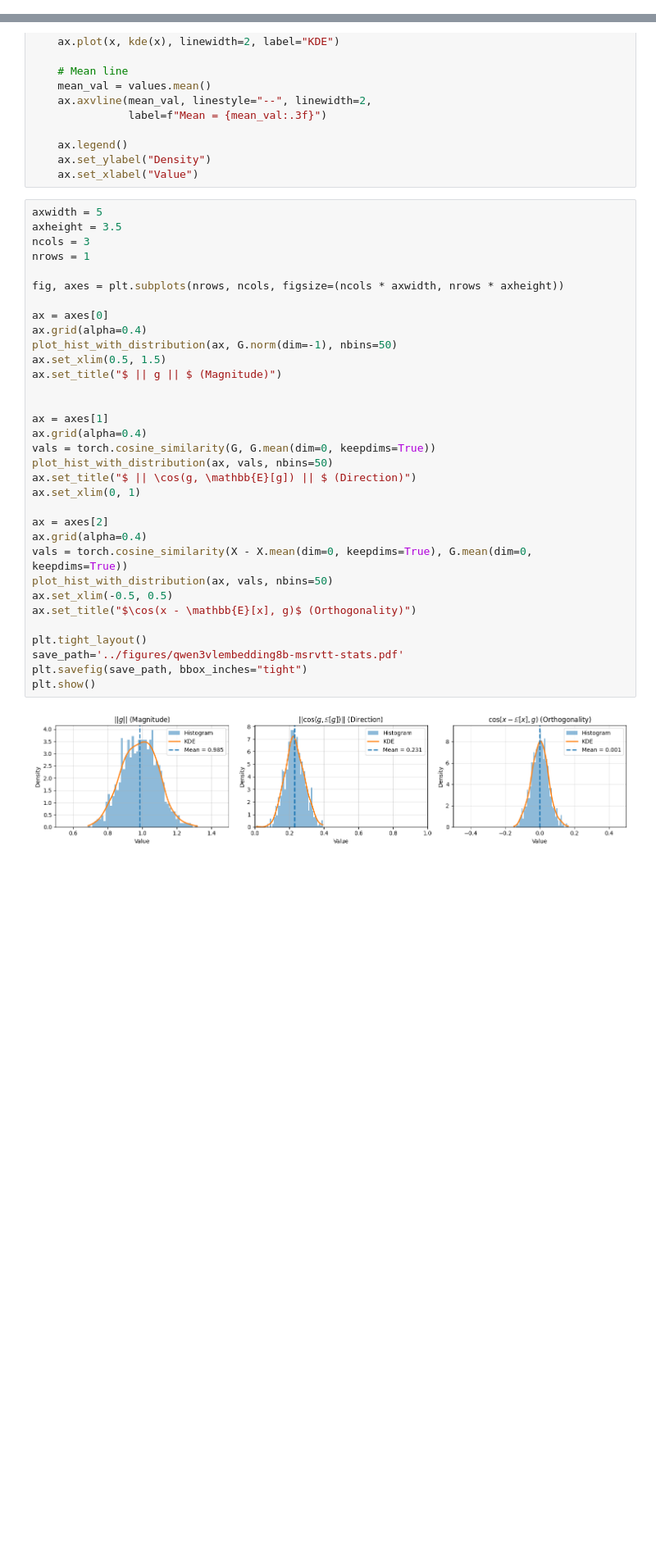
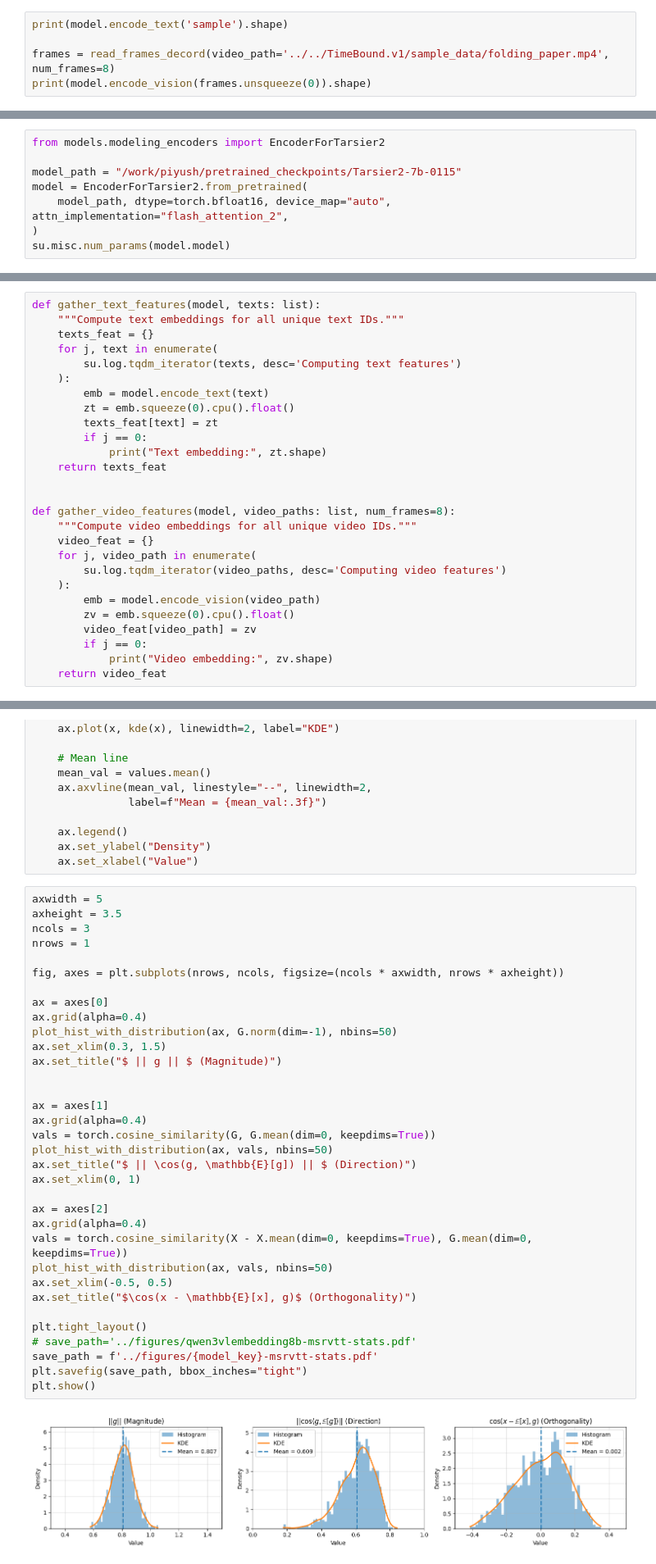
Before and after one commit to bpiyush/CaReBench, a Jupyter notebook: mllm4emb/measure_modgap.ipynb, the cells around one changed output, grey strips where cells are left out. Shown at 82% size. Drawn from its saved outputs; the diff is of its cells as text; blank space fills up the shorter version.

```diff
--- a/mllm4emb/measure_modgap.ipynb
+++ b/mllm4emb/measure_modgap.ipynb
@@ -161,0 +219,5 @@ frames.shape
+# %%
+print(model.encode_text('sample').shape)
+
+frames = read_frames_decord(video_path='../../TimeBound.v1/sample_data/folding_paper.mp4', num_frames=8)
+print(model.encode_vision(frames.unsqueeze(0)).shape)
@@ -161,0 +263,8 @@ frames.shape
+# %%
+from models.modeling_encoders import EncoderForTarsier2
+
+model_path = "/work/piyush/pretrained_checkpoints/Tarsier2-7b-0115"
+model = EncoderForTarsier2.from_pretrained(
+    model_path, dtype=torch.bfloat16, device_map="auto", attn_implementation="flash_attention_2",
+)
+su.misc.num_params(model.model)
@@ -161,0 +302,27 @@ frames.shape
+# %%
+def gather_text_features(model, texts: list):
+    """Compute text embeddings for all unique text IDs."""
+    texts_feat = {}
+    for j, text in enumerate(
+        su.log.tqdm_iterator(texts, desc='Computing text features')
+    ):
+        emb = model.encode_text(text)
+        zt = emb.squeeze(0).cpu().float()
+        texts_feat[text] = zt
+        if j == 0:
+            print("Text embedding:", zt.shape)
+    return texts_feat
+
+
+def gather_video_features(model, video_paths: list, num_frames=8):
+    """Compute video embeddings for all unique video IDs."""
+    video_feat = {}
+    for j, video_path in enumerate(
+        su.log.tqdm_iterator(video_paths, desc='Computing video features')
+    ):
+        emb = model.encode_vision(video_path)
+        zv = emb.squeeze(0).cpu().float()
+        video_feat[video_path] = zv
+        if j == 0:
+            print("Video embedding:", zv.shape)
+    return video_feat
@@ -339,33 +544,34 @@ axwidth = 5
 axheight = 3.5
 ncols = 3
 nrows = 1
 
 fig, axes = plt.subplots(nrows, ncols, figsize=(ncols * axwidth, nrows * axheight))
 
 ax = axes[0]
 ax.grid(alpha=0.4)
 plot_hist_with_distribution(ax, G.norm(dim=-1), nbins=50)
-ax.set_xlim(0.5, 1.5)
+ax.set_xlim(0.3, 1.5)
 ax.set_title("$ || g || $ (Magnitude)")
 
 
 ax = axes[1]
 ax.grid(alpha=0.4)
 vals = torch.cosine_similarity(G, G.mean(dim=0, keepdims=True))
 plot_hist_with_distribution(ax, vals, nbins=50)
 ax.set_title("$ || \cos(g, \mathbb{E}[g]) || $ (Direction)")
 ax.set_xlim(0, 1)
 
 ax = axes[2]
 ax.grid(alpha=0.4)
 vals = torch.cosine_similarity(X - X.mean(dim=0, keepdims=True), G.mean(dim=0, keepdims=True))
 plot_hist_with_distribution(ax, vals, nbins=50)
 ax.set_xlim(-0.5, 0.5)
 ax.set_title("$\cos(x - \mathbb{E}[x], g)$ (Orthogonality)")
 
 plt.tight_layout()
-save_path='../figures/qwen3vlembedding8b-msrvtt-stats.pdf'
+# save_path='../figures/qwen3vlembedding8b-msrvtt-stats.pdf'
+save_path = f'../figures/{model_key}-msrvtt-stats.pdf'
 plt.savefig(save_path, bbox_inches="tight")
 plt.show()
 # %% [output]
-[figure, old version]
+[figure, new version]
```
Also changed, not shown: parts of 29 cells of this notebook, 17 other files.
